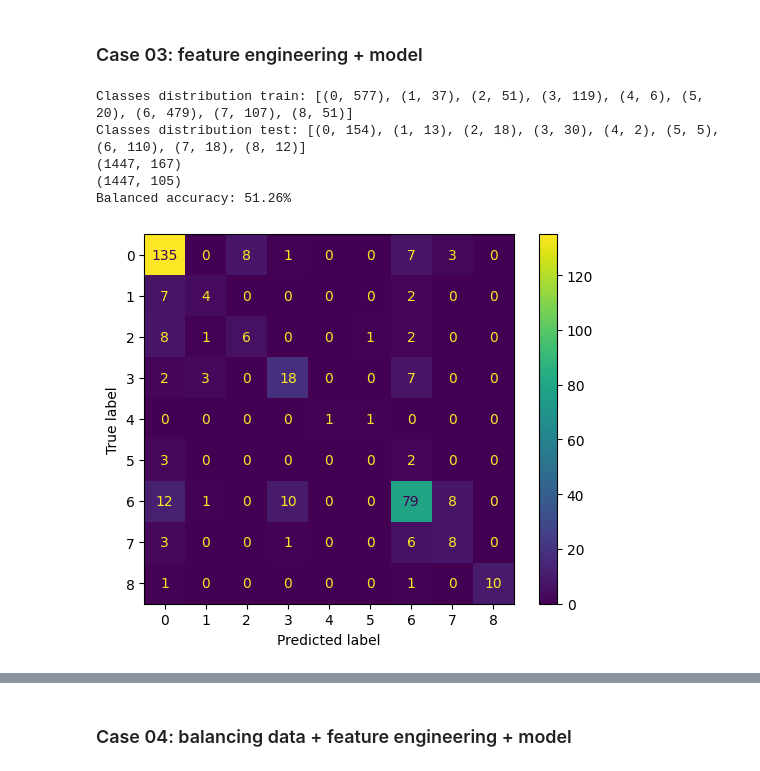
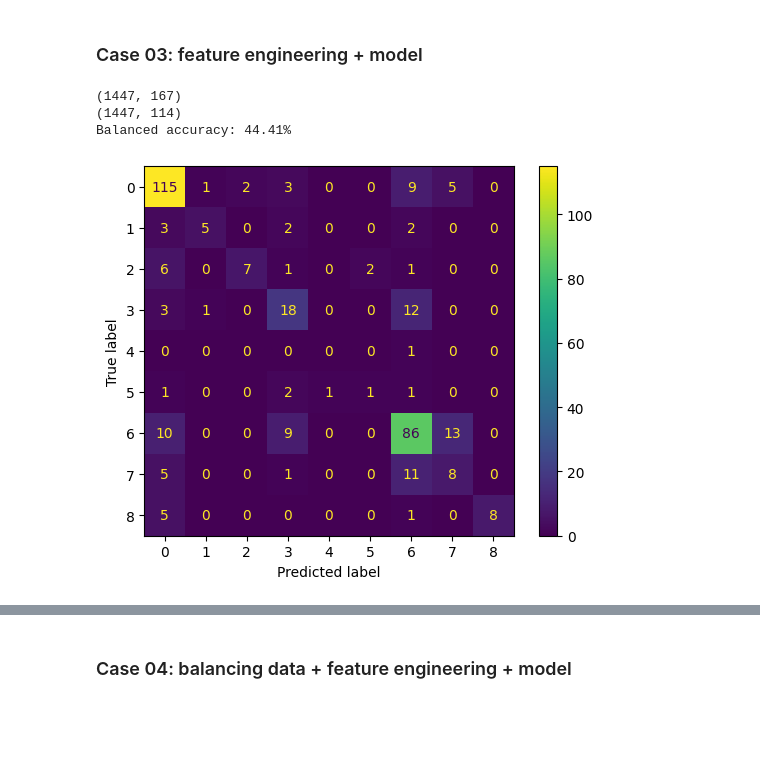
Before and after one commit to Bognanna/Molecular-Tastants, a Jupyter notebook: main.ipynb, the cells around one changed output, grey strips where cells are left out. Saved outputs shown, nothing was run; the diff lists cells and outputs as text; code cells hidden in the pictures; blank space fills up the shorter version.

```diff
--- a/main.ipynb
+++ b/main.ipynb
@@ -69,14 +69,12 @@ array([[<Axes: title={'center': 'taste'}>]], dtype=object)
 from rdkit.Chem import MACCSkeys
 from rdkit import Chem
 
-def get_maccs_fps(df):
-
-    maccs = [MACCSkeys.GenMACCSKeys(Chem.MolFromSmiles(x)) for x in df.smiles]
+def get_maccs_fps(dataframe):
+    maccs = [MACCSkeys.GenMACCSKeys(Chem.MolFromSmiles(x)) for x in dataframe['smiles']]
     maccs_lists = [list(l) for l in maccs]
     maccs_name = [f'MACCS_{i}' for i in range(167)]
-    X = pd.DataFrame(maccs_lists, index=df.index, columns=maccs_name)
 
-    return X
+    return pd.DataFrame(maccs_lists, index=dataframe.index, columns=maccs_name)
 # %% [markdown]
 ### Data balancing
 # %%
@@ -98,11 +99,11 @@ def balance_classes(X, y):
 # %%
 from sklearn.feature_selection import VarianceThreshold
 
-def select_features(df, threshold = 0.05):
+def select_features(data, threshold = 0.05, info = True):
 
-    print(df.shape)
+    if info: print(data.shape)
     selector = VarianceThreshold(threshold=threshold)
-    selector.fit_transform(df)
-    print(df[df.columns[selector.get_support(indices=True)]].shape)
+    selector.fit_transform(data)
+    if info: print(data[data.columns[selector.get_support(indices=True)]].shape)
 
-    return df[df.columns[selector.get_support(indices=True)]]
+    return data[data.columns[selector.get_support(indices=True)]]
@@ -196,22 +255,15 @@ Balanced accuracy: 56.51%
 # %% [markdown]
 ### Case 03: feature engineering + model
 # %%
-X = get_maccs_fps(df)
-y = df.taste
-
-X_train, X_test, y_train, y_test = train_test_split_data(X, y)
-
-X_selected = select_features(pd.DataFrame(X_train), threshold = 0.1)
+X_selected = select_features(pd.DataFrame(X_train), threshold = 0.07)
 column_names = X_selected.columns
 X_selected_test = X_test[column_names]
 
 clf = train_model(X_selected, y_train)
 y_pred = make_prediction(clf, X_selected_test)
 acc = evaluate_model(y_test, y_pred)
 # %% [output]
-Classes distribution train: [(0, 577), (1, 37), (2, 51), (3, 119), (4, 6), (5, 20), (6, 479), (7, 107), (8, 51)]
-Classes distribution test: [(0, 154), (1, 13), (2, 18), (3, 30), (4, 2), (5, 5), (6, 110), (7, 18), (8, 12)]
 (1447, 167)
-(1447, 105)
-Balanced accuracy: 51.26%
+(1447, 114)
+Balanced accuracy: 44.41%
-[figure, old version]
+[figure, new version]
```
Also changed, not shown: parts of 18 cells of this notebook.
